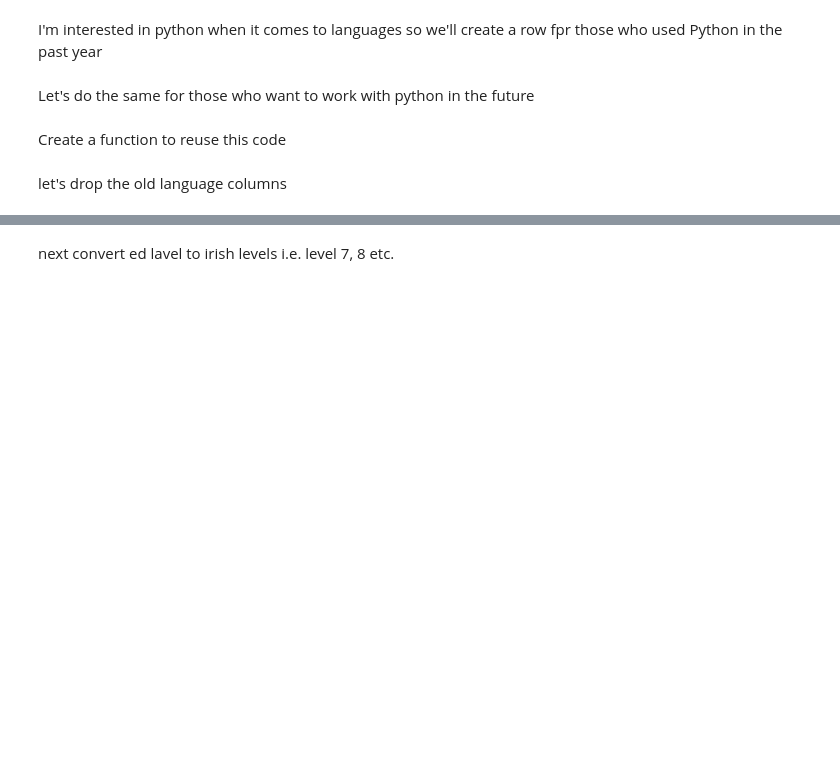
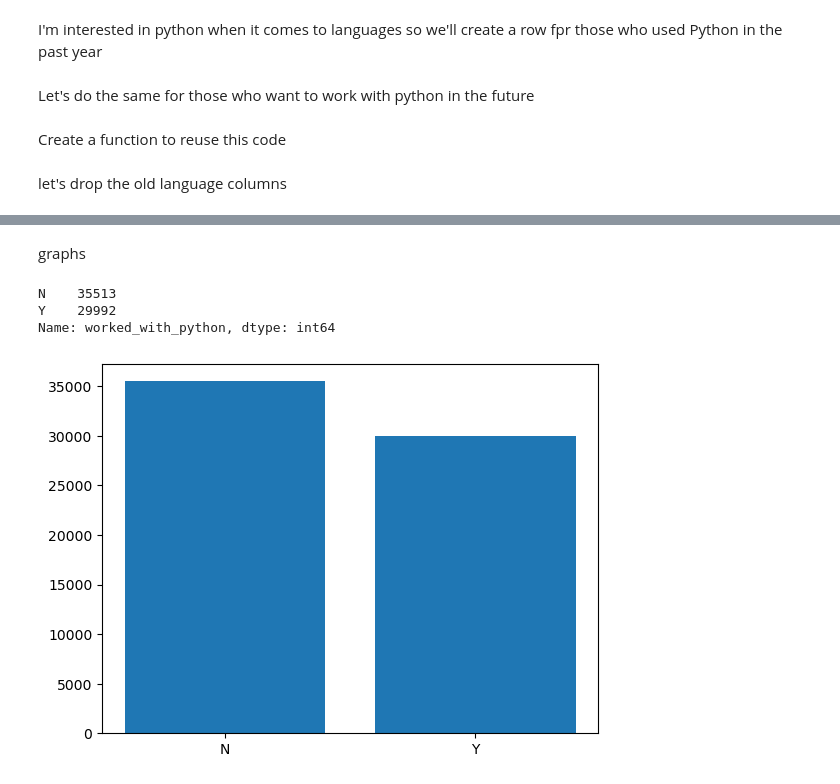
Before and after one commit to decvfox/PfDA_Project_2, a Jupyter notebook: Project_1.ipynb, the cells around one changed output, grey strips where cells are left out. Drawn from its saved outputs; the diff is of its cells as text; code cells hidden in the pictures; blank space fills up the shorter version.

Commit message:
Plotting 1

```diff
--- a/Project_1.ipynb
+++ b/Project_1.ipynb
@@ -82,5 +71,17 @@ df.head(2)
 |  | MainBranch | Age | Employment | RemoteWork | CodingActivities | EdLevel | YearsCode | YearsCodePro | ... |
 | 1 | I am a developer by profession | 25-34 years old | Employed, full-time | Remote | Hobby;Contribute to open-source p... | Bachelor’s degree (B.A., B.S., B.... | 18 | 9 | ... |
 | 2 | I am a developer by profession | 45-54 years old | Employed, full-time | Hybrid (some remote, some in-person) | Hobby;Professional development or... | Bachelor’s degree (B.A., B.S., B.... | 27 | 23 | ... |
-# %% [markdown]
-next convert ed lavel to irish levels i.e. level 7, 8 etc.
+# %% [markdown]
+graphs
+# %%
+counts = df["worked_with_python"].value_counts()
+print(counts)
+unique = 'N', 'Y'
+# we can now put this into a Bar Chart
+plt.bar(unique, counts)
+plt.show()
+# %% [output]
+N    35513
+Y    29992
+Name: worked_with_python, dtype: int64
+[figure, added]
```
Also changed, not shown: parts of 5 cells of this notebook.
